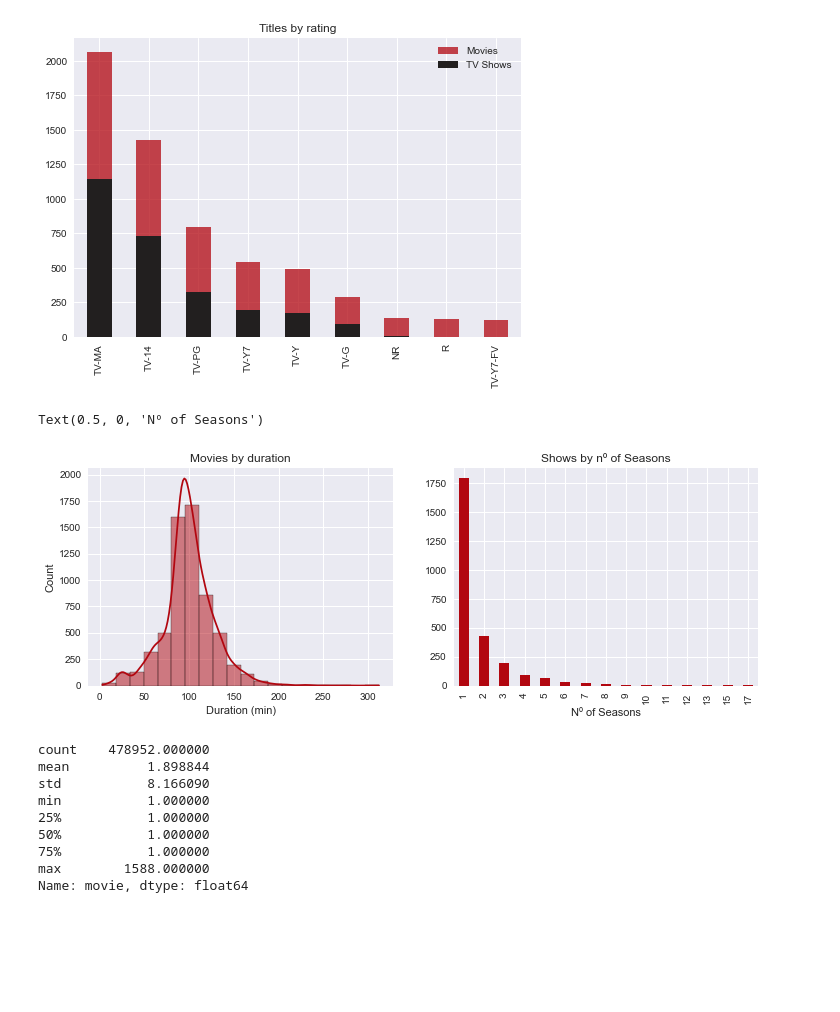
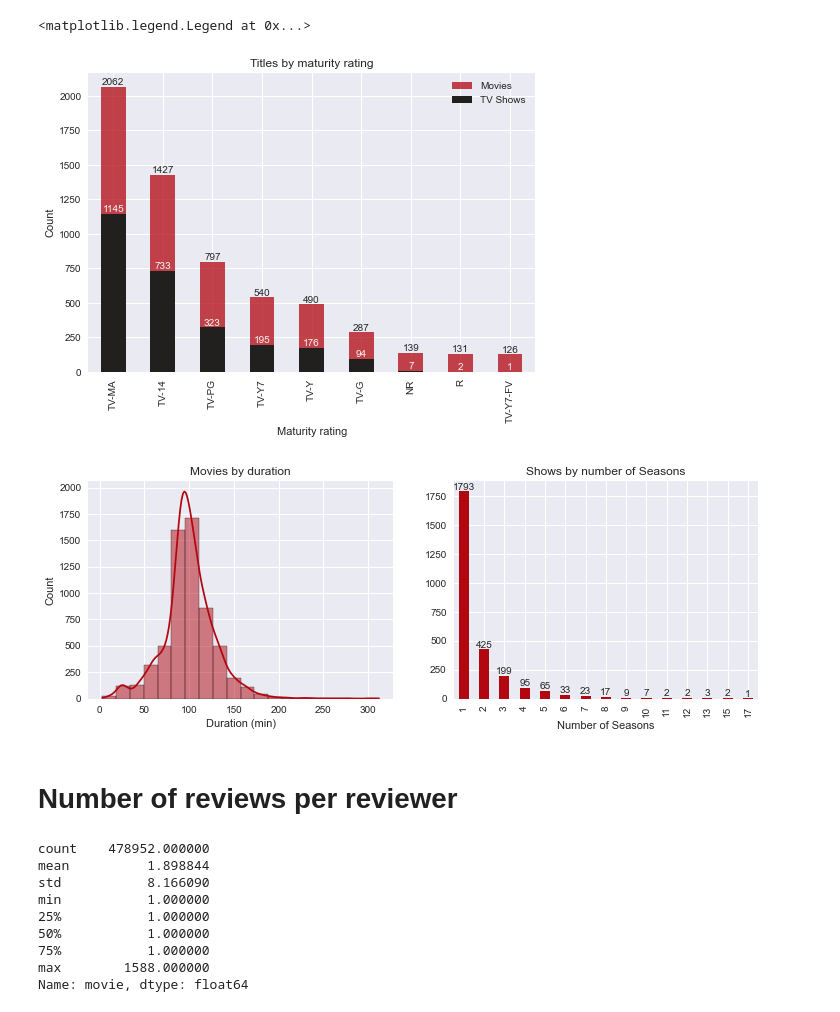
Before and after one commit to rfontao/PRI, a Jupyter notebook: notebooks/analysis.ipynb, the cells around one changed output. Cells and saved outputs as stored; diff of their text form; code cells hidden in the pictures; blank space fills up the shorter version.

Commit message:
Improved word counting regex; Clean up plots and labeled it; Minor code cleanups

```diff
--- a/notebooks/analysis.ipynb
+++ b/notebooks/analysis.ipynb
@@ -21,15 +35,22 @@ shows = titles[titles['type']=='TV Show']
 # %%
 tv_rating_order = ('TV-Y', 'TV-Y7', 'TV-Y7-FV', 'TV-G', 'TV-PG', 'TV-14', 'TV-MA')
 tv_rating_meanings = ('All Children', 'Directed to Older Children', 'Directed to Older Children, Fantasy Violence', 'General Audience', 'Parental Guidance Suggested', 'Parents Strongly Cautioned', 'Mature Audience Only')
 
 fig, ax = plt.subplots()
 movies['rating'].value_counts().plot(kind='bar', ax=ax, alpha=0.75, color=palette['secondary'], label='Movies')
 shows['rating'].value_counts().plot(kind='bar', ax=ax, label='TV Shows')
 
-ax.set_title('Titles by rating')
-ax.legend();
+ax.set_title('Titles by maturity rating')
+ax.set_xlabel('Maturity rating')
+ax.set_ylabel('Count')
+
+ax.bar_label(ax.containers[0])
+ax.bar_label(ax.containers[1], color=palette['tertiary'])
+
+ax.legend()
 # %% [output]
+<matplotlib.legend.Legend at 0x...>
-[figure, old version]
+[figure, new version]
 # %%
 fig, axs = plt.subplots(1, 2, figsize=(12, 4))
 ax1, ax2 = axs
@@ -39,11 +60,15 @@ ax1.set_title('Movies by duration')
 ax1.set_xlabel('Duration (min)')
 
 shows.groupby('duration').count()['title'].plot(kind='bar', ax=ax2, color=palette['secondary'])
-ax2.set_title('Shows by nº of Seasons')
-ax2.set_xlabel('Nº of Seasons')
+ax2.set_title('Shows by number of Seasons')
+ax2.set_xlabel('Number of Seasons')
+
+for container in ax2.containers:
+    ax2.bar_label(container)
 # %% [output]
-Text(0.5, 0, 'Nº of Seasons')
-[figure, old version]
+[figure, new version]
+# %% [markdown]
+# Number of reviews per reviewer
 # %%
 reviews.groupby('reviewer').count()['movie'].describe()
 # %% [output]
```
Also changed, not shown: parts of 4 cells of this notebook, 3 other files.
